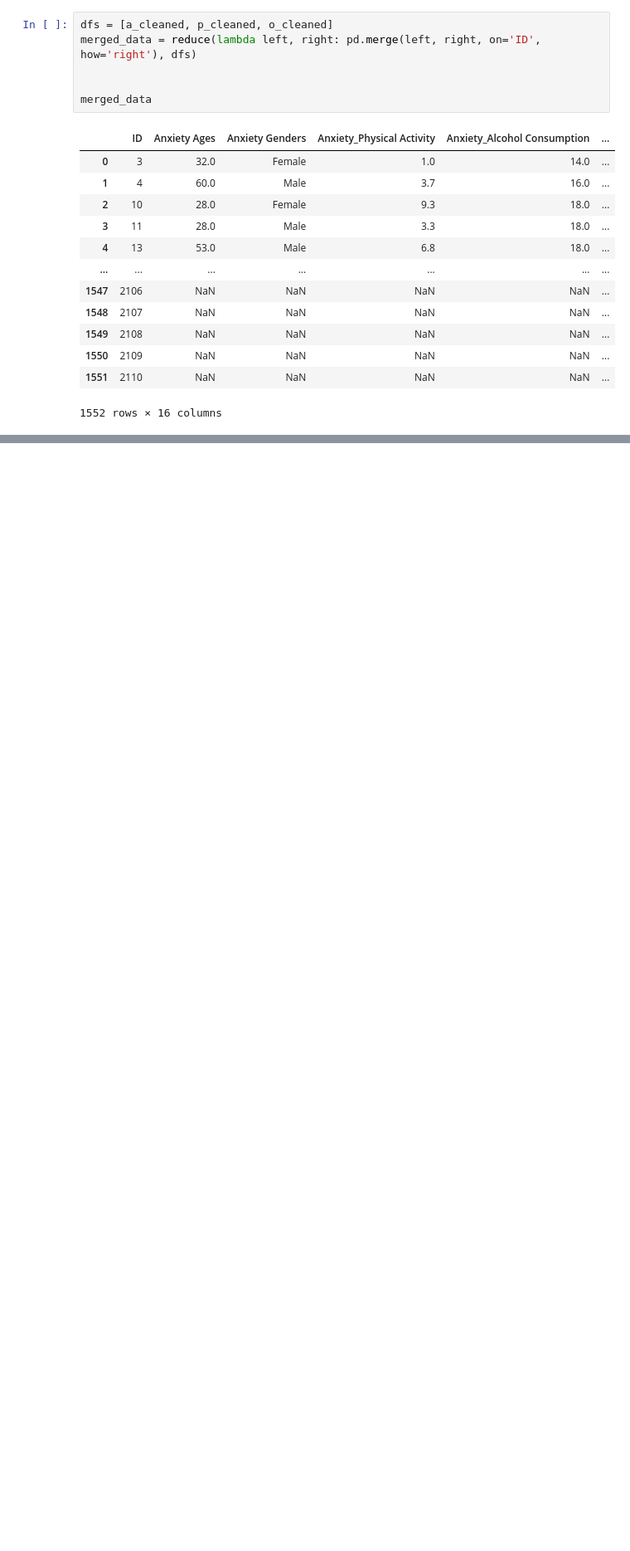
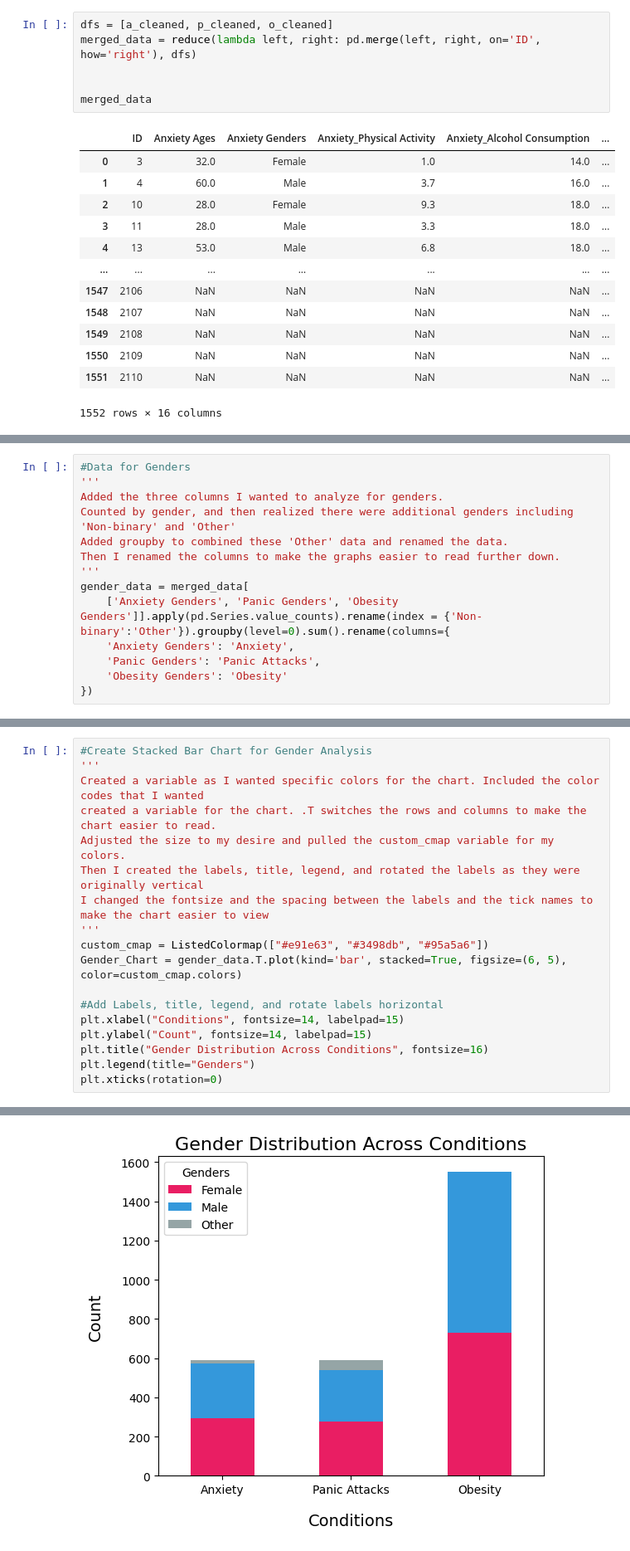
Before and after one commit to Julia-Heffner/Capstone_Mental_Illness, a Jupyter notebook: Mental_Illness.ipynb, the cells around one changed output, grey strips where cells are left out. Shown at 83% size. Saved outputs shown, nothing was run; the diff lists cells and outputs as text; blank space fills up the shorter version.

Commit message:
Created stacked bar chart for gender analysis

```diff
--- a/Mental_Illness.ipynb
+++ b/Mental_Illness.ipynb
@@ -162,0 +152,14 @@ merged_data[
+# %%
+#Data for Genders
+'''
+Added the three columns I wanted to analyze for genders.
+Counted by gender, and then realized there were additional genders including 'Non-binary' and 'Other'
+Added groupby to combined these 'Other' data and renamed the data.
+Then I renamed the columns to make the graphs easier to read further down.
+'''
+gender_data = merged_data[
+    ['Anxiety Genders', 'Panic Genders', 'Obesity Genders']].apply(pd.Series.value_counts).rename(index = {'Non-binary':'Other'}).groupby(level=0).sum().rename(columns={
+    'Anxiety Genders': 'Anxiety',
+    'Panic Genders': 'Panic Attacks',
+    'Obesity Genders': 'Obesity'
+})
@@ -162,0 +168,19 @@ merged_data[
+# %%
+#Create Stacked Bar Chart for Gender Analysis
+'''
+Created a variable as I wanted specific colors for the chart. Included the color codes that I wanted
+created a variable for the chart. .T switches the rows and columns to make the chart easier to read.
+Adjusted the size to my desire and pulled the custom_cmap variable for my colors.
+Then I created the labels, title, legend, and rotated the labels as they were originally vertical
+I changed the fontsize and the spacing between the labels and the tick names to make the chart easier to view
+'''
+custom_cmap = ListedColormap(["#e91e63", "#3498db", "#95a5a6"])
+Gender_Chart = gender_data.T.plot(kind='bar', stacked=True, figsize=(6, 5), color=custom_cmap.colors)
+
+#Add Labels, title, legend, and rotate labels horizontal
+plt.xlabel("Conditions", fontsize=14, labelpad=15)
+plt.ylabel("Count", fontsize=14, labelpad=15)
+plt.title("Gender Distribution Across Conditions", fontsize=16)
+plt.legend(title="Genders")
+plt.xticks(rotation=0)
+# %% [output]
@@ -162,0 +189 @@ merged_data[
+[figure, added]
```
Also changed, not shown: parts of 5 cells of this notebook.
